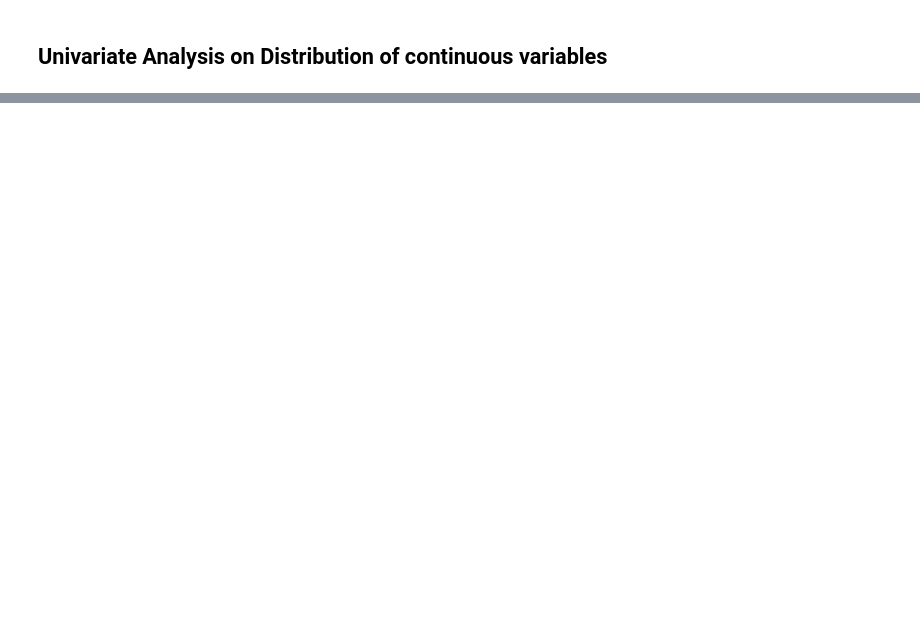
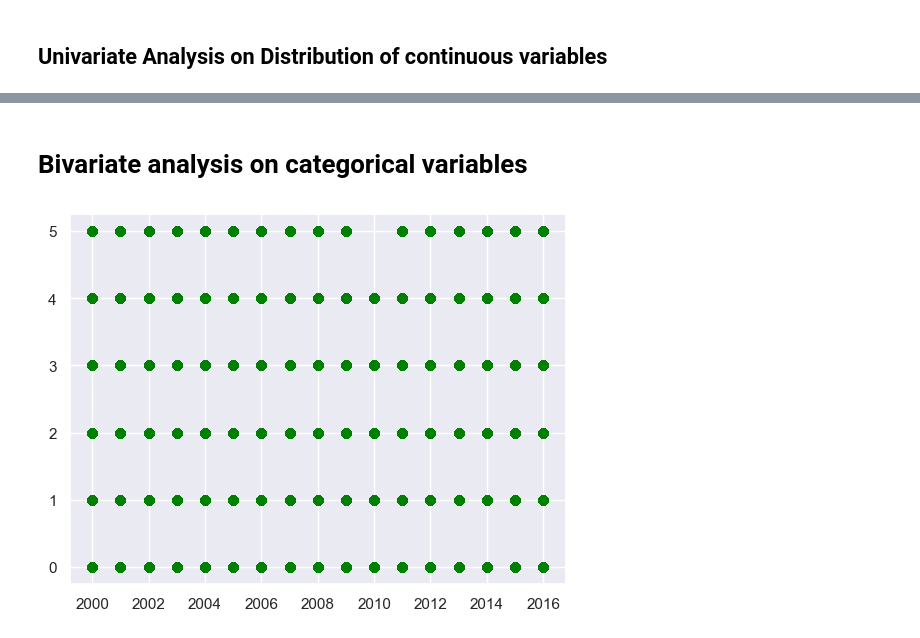
Before and after one commit to rajchoksi1997/CMPE257-Project, a Jupyter notebook: Main_Project.ipynb, the cells around one changed output, grey strips where cells are left out. Saved outputs shown, nothing was run; the diff lists cells and outputs as text; code cells hidden in the pictures; blank space fills up the shorter version.

```diff
--- a/Main_Project.ipynb
+++ b/Main_Project.ipynb
@@ -423,0 +454,7 @@ for col in column_list:
+# %% [markdown]
+# Bivariate analysis on categorical variables
+# %%
+plt.scatter(dataSet['year'], dataSet['score'], c ="green")
+plt.show()
+# %% [output]
+[figure, added]
```
Also changed, not shown: parts of 28 cells of this notebook.
